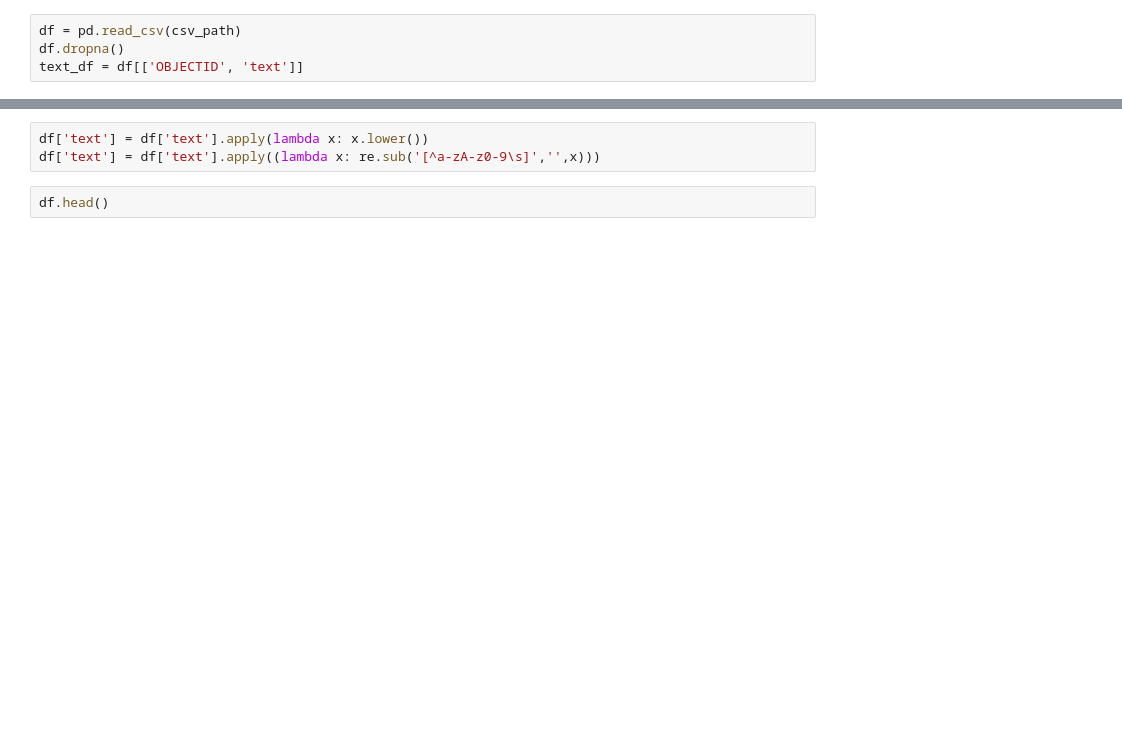
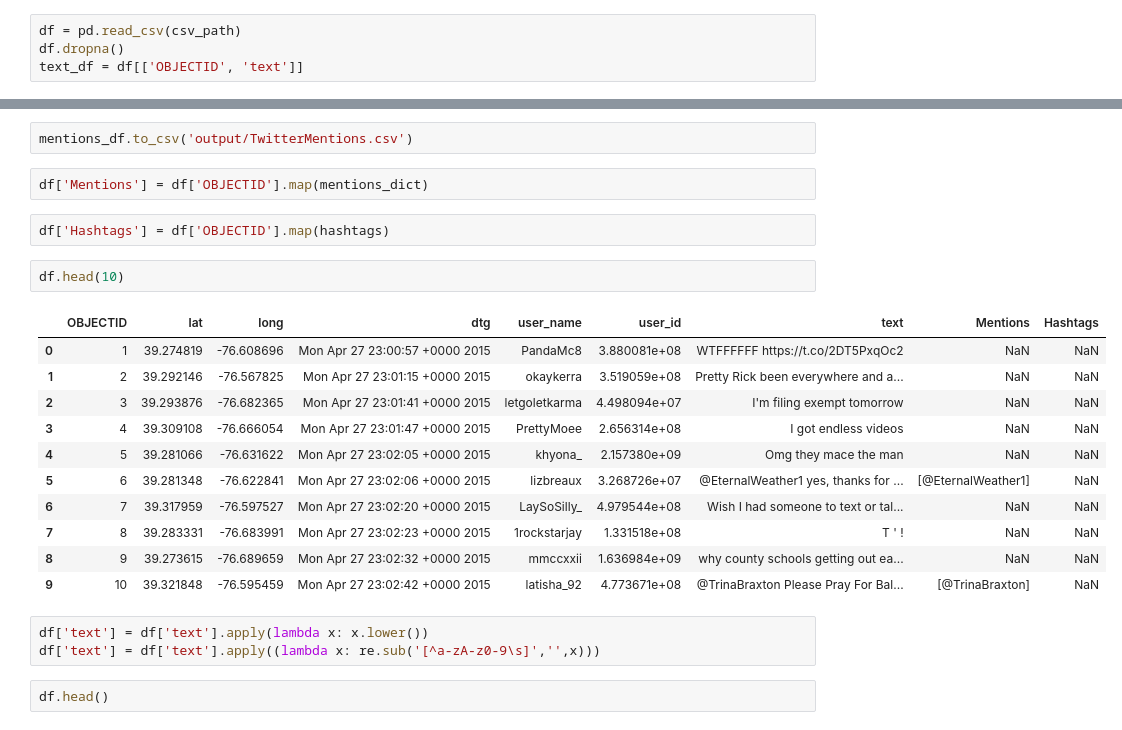
Before and after one commit to GeoJamesJones/NLP-Demo-Class, a Jupyter notebook: Jupyter Notebooks/Analyze Twitter Data.ipynb, the cells around one changed output, grey strips where cells are left out. Saved outputs shown, nothing was run; the diff lists cells and outputs as text; blank space fills up the shorter version.

```diff
--- a/Jupyter Notebooks/Analyze Twitter Data.ipynb
+++ b/Jupyter Notebooks/Analyze Twitter Data.ipynb
@@ -68,3 +164,23 @@ text_df = df[['OBJECTID', 'text']]
+# %%
+mentions_df.to_csv('output/TwitterMentions.csv')
+# %%
+df['Mentions'] = df['OBJECTID'].map(mentions_dict)
+# %%
+df['Hashtags'] = df['OBJECTID'].map(hashtags)
+# %%
+df.head(10)
+# %% [output]
+|  | OBJECTID | lat | long | dtg | user_name | user_id | text | Mentions | Hashtags |
+| 0 | 1 | 39.274819 | -76.608696 | Mon Apr 27 23:00:57 +0000 2015 | PandaMc8 | 3.880081e+08 | WTFFFFFF https://t.co/2DT5PxqOc2 | NaN | NaN |
+| 1 | 2 | 39.292146 | -76.567825 | Mon Apr 27 23:01:15 +0000 2015 | okaykerra | 3.519059e+08 | Pretty Rick been everywhere and a... | NaN | NaN |
+| 2 | 3 | 39.293876 | -76.682365 | Mon Apr 27 23:01:41 +0000 2015 | letgoletkarma | 4.498094e+07 | I'm filing exempt tomorrow | NaN | NaN |
+| 3 | 4 | 39.309108 | -76.666054 | Mon Apr 27 23:01:47 +0000 2015 | PrettyMoee | 2.656314e+08 | I got endless videos | NaN | NaN |
+| 4 | 5 | 39.281066 | -76.631622 | Mon Apr 27 23:02:05 +0000 2015 | khyona_ | 2.157380e+09 | Omg they mace the man | NaN | NaN |
+| 5 | 6 | 39.281348 | -76.622841 | Mon Apr 27 23:02:06 +0000 2015 | lizbreaux | 3.268726e+07 | @EternalWeather1 yes, thanks for ... | [@EternalWeather1] | NaN |
+| 6 | 7 | 39.317959 | -76.597527 | Mon Apr 27 23:02:20 +0000 2015 | LaySoSilly_ | 4.979544e+08 | Wish I had someone to text or tal... | NaN | NaN |
+| 7 | 8 | 39.283331 | -76.683991 | Mon Apr 27 23:02:23 +0000 2015 | 1rockstarjay | 1.331518e+08 | T ' ! | NaN | NaN |
+| 8 | 9 | 39.273615 | -76.689659 | Mon Apr 27 23:02:32 +0000 2015 | mmccxxii | 1.636984e+09 | why county schools getting out ea... | NaN | NaN |
+| 9 | 10 | 39.321848 | -76.595459 | Mon Apr 27 23:02:42 +0000 2015 | latisha_92 | 4.773671e+08 | @TrinaBraxton Please Pray For Bal... | [@TrinaBraxton] | NaN |
 # %%
 df['text'] = df['text'].apply(lambda x: x.lower())
 df['text'] = df['text'].apply((lambda x: re.sub('[^a-zA-z0-9\s]','',x)))
```
Also changed, not shown: parts of 38 cells of this notebook.
